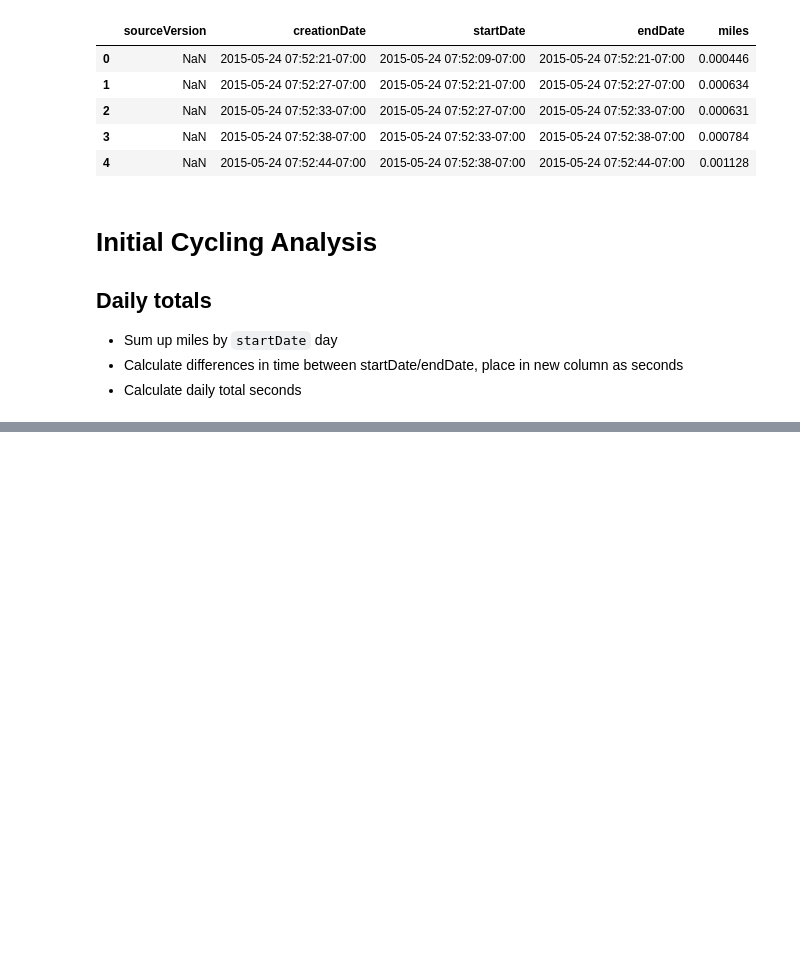
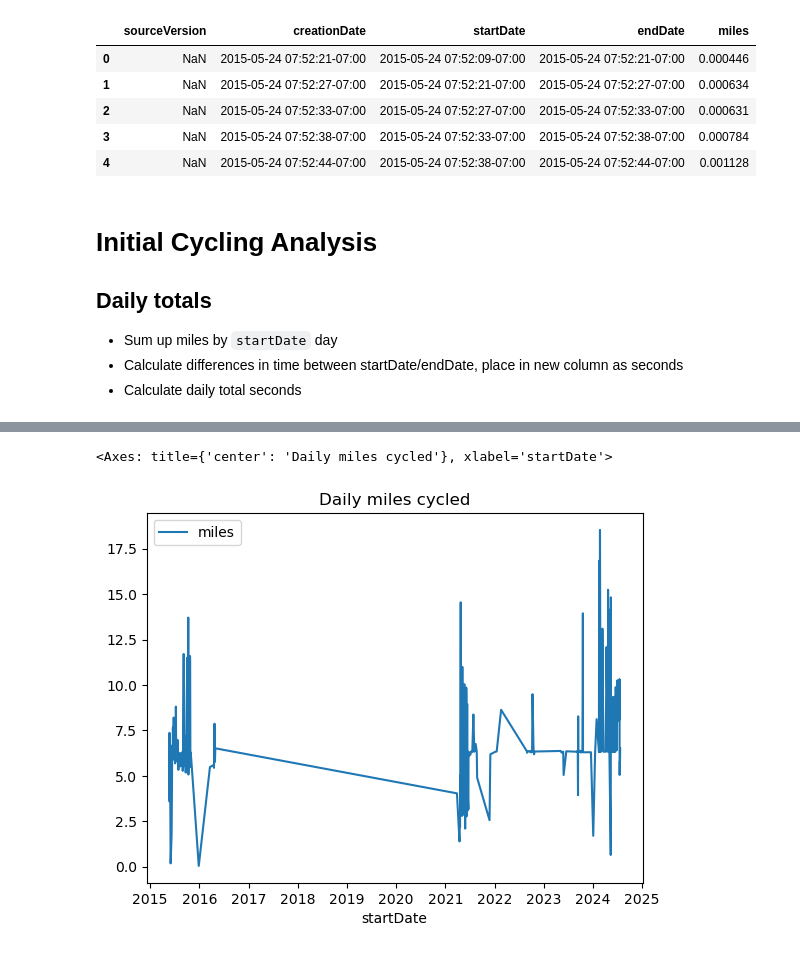
Before and after one commit to bkdevart/health_data, a Jupyter notebook: cycling_analysis.ipynb, the cells around one changed output, grey strips where cells are left out. Cells and saved outputs as stored; diff of their text form; code cells hidden in the pictures; blank space fills up the shorter version.

Commit message:
added README, created daily mile summary graph in code and in tableau workbook

```diff
--- a/cycling_analysis.ipynb
+++ b/cycling_analysis.ipynb
@@ -1,7 +1,8 @@
 # %%
+import datetime as dt
 import pandas as pd
 
-df = pd.read_csv('cleaned_data/cycling.csv')
+df = pd.read_csv('cleaned_data/cycling.csv', parse_dates=['creationDate', 'startDate', 'endDate'])
 df.head()
 # %% [output]
 |  | sourceVersion | creationDate | startDate | endDate | miles |
@@ -20,0 +37,3 @@ df.head()
+# %%
+df['seconds'] = (df['endDate'] - df['startDate']).dt.total_seconds()
+df.info()
@@ -20,0 +75,3 @@ df.head()
+# %%
+df_date = df.groupby(df['startDate'].dt.date)[['miles', 'seconds']].sum().reset_index()
+df_date.head()
@@ -20,0 +85,5 @@ df.head()
+# %%
+df_date.plot(x='startDate', y='miles', title='Daily miles cycled')
+# %% [output]
+<Axes: title={'center': 'Daily miles cycled'}, xlabel='startDate'>
+[figure, added]
```
Also changed, not shown: parts of 8 cells of this notebook, 3 other files.
